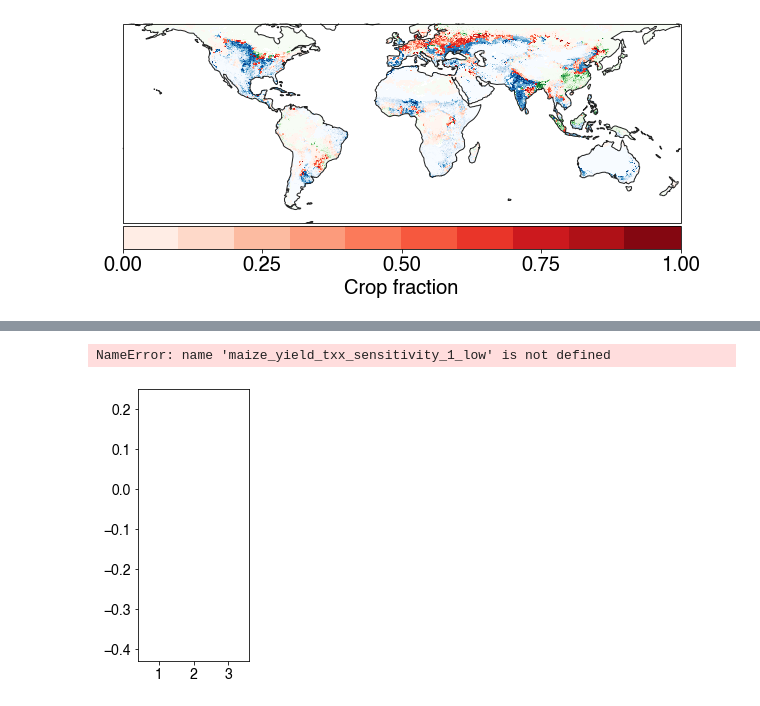
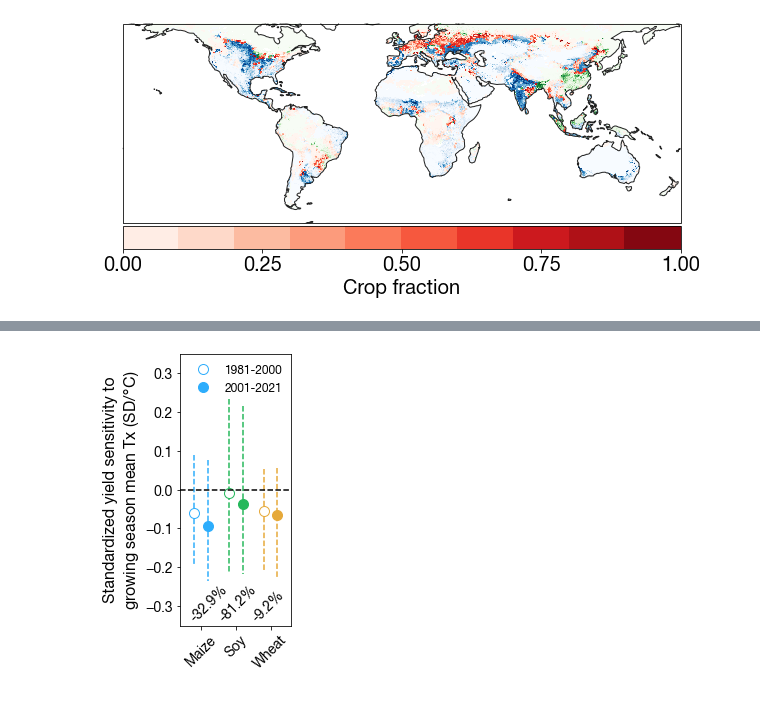
Before and after one commit to ecoffel/2021-heat, a Jupyter notebook: ht_tx_on_tw_analysis.ipynb, the cells around one changed output, grey strips where cells are left out. Cells and saved outputs as stored; diff of their text form; code cells hidden in the pictures.

```diff
--- a/ht_tx_on_tw_analysis.ipynb
+++ b/ht_tx_on_tw_analysis.ipynb
@@ -2635,0 +2775,16 @@ wheat_yield_txx_sensitivity_nonsd_2 = wheat_yield_txx_sensitivity_nonsd_sel_1d[n
+# %%
+mean_tx_maize = np.nanmean(tx_during_tx_95_iizumi_maize, axis=0)
+mean_tx_maize_1d = mean_tx_maize.reshape([mean_tx_maize.size, 1])
+
+X = sm.add_constant(mean_tx_maize_1d[nn_maize][nn_reg_maize])
+mdl = sm.OLS(maize_yield_txx_sensitivity_sel_1d[nn_reg_maize], X).fit()
+
+x1 = 8
+x2 = 42
+plt.figure(figsize=(4,4))
+plt.scatter(mean_tx_maize_1d[nn_maize][nn_reg_maize], maize_yield_txx_sensitivity_sel_1d[nn_reg_maize], c='#2dadfc', s=1)
+plt.plot([x1, x2], [mdl.params[0]+mdl.params[1]*x1, mdl.params[0]+mdl.params[1]*x2], '--k', lw=3, label='$R^2$ = %.2f'%(mdl.rsquared))
+plt.legend(prop={'size': 14}, frameon=False)
+plt.xlabel('Mean growing season Tx\n($\degree$C)')
+plt.ylabel('Standardized maize yield\nsensitivity to growing season\nmean Tx (SD/$\degree$C)')
+# plt.savefig('maize-yield-sens-vs-mean-tx.png', format='png', dpi=500, bbox_inches = 'tight', pad_inches = 0.02)
@@ -2635,0 +2987,8 @@ wheat_yield_txx_sensitivity_nonsd_2 = wheat_yield_txx_sensitivity_nonsd_sel_1d[n
+# %%
+maize_yield_txx_sensitivity_chg = mdl_maize.params[1]*r_t_et_chg_maize
+soy_yield_txx_sensitivity_chg = mdl_soy.params[1]*r_t_et_chg_soy
+wheat_yield_txx_sensitivity_chg = mdl_wheat.params[1]*r_t_et_chg_wheat
+
+maize_yield_txx_sensitivity_2_1d = maize_yield_txx_sensitivity_sel_1d[nn_reg_maize] + maize_yield_txx_sensitivity_chg
+soy_yield_txx_sensitivity_2_1d = soy_yield_txx_sensitivity_sel_1d[nn_reg_soy] + soy_yield_txx_sensitivity_chg
+wheat_yield_txx_sensitivity_2_1d = wheat_yield_txx_sensitivity_sel_1d[nn_reg_wheat] + wheat_yield_txx_sensitivity_chg
@@ -2832,46 +3197,50 @@ np.nanmean(wheat_yield_txx_sensitivity_2_1d), np.nanmean(wheat_yield_txx_sensiti
 
 plt.figure(figsize=(2,5))
 plt.xlim([.4, 3.6])
-plt.ylim([-.43, .25])
+# plt.ylim([-.43, .25])
+
+y_low = -.35
+y_high = .35
+plt.ylim([y_low, y_high])
+
 
 plt.plot([.8, .8], [maize_yield_txx_sensitivity_1_low, maize_yield_txx_sensitivity_1_high], '--', c='#2dadfc')
 plt.plot(.8, maize_yield_txx_sensitivity_1_mid, 'o', ms=10, c='#2dadfc', mfc='white', label='1981-2000')
 
 plt.plot(1.2,maize_yield_txx_sensitivity_2_mid, 'o', ms=10, c='#2dadfc', label='2001-2021')
 plt.plot([1.2, 1.2], [maize_yield_txx_sensitivity_2_low, maize_yield_txx_sensitivity_2_high], '--', c='#2dadfc')
-plt.text(1-.4, -.42, \
-         '%.1f%%'%(np.round(maize_yield_txx_sensitivity_chg_pct,1)), fontsize=16, fontfamily='helvetica', rotation=45)
+plt.text(1-.4, y_low+.01, \
+         '%.1f%%'%(np.round(maize_yield_txx_sensitivity_chg_pct,1)), fontsize=14, rotation=45)
 
 
 plt.plot([1.8, 1.8], [soy_yield_txx_sensitivity_1_low, soy_yield_txx_sensitivity_1_high], '--', c='#25b85b')
 plt.plot(1.8,soy_yield_txx_sensitivity_1_mid, 'o', ms=10, c='#25b85b', mfc='white')
 
 plt.plot(2.2,soy_yield_txx_sensitivity_2_mid, 'o', ms=10, c='#25b85b')
 plt.plot([2.2,2.2], [soy_yield_txx_sensitivity_2_low, soy_yield_txx_sensitivity_2_high], '--', c='#25b85b')
-plt.text(2-.55, -.42, \
-         '%.1f%%'%(np.round(soy_yield_txx_sensitivity_chg_pct,1)), fontsize=16, fontfamily='helvetica', rotation=45)
+plt.text(2-.55, y_low+.01, \
+         '%.1f%%'%(np.round(soy_yield_txx_sensitivity_chg_pct,1)), fontsize=14, rotation=45)
 
 
 plt.plot([2.8, 2.8], [wheat_yield_txx_sensitivity_1_low, wheat_yield_txx_sensitivity_1_high], '--', c='#e6a939')
 plt.plot(2.8,wheat_yield_txx_sensitivity_1_mid, 'o', ms=10, c='#e6a939', mfc='white')
 
 plt.plot([3.2, 3.2], [wheat_yield_txx_sensitivity_2_low, wheat_yield_txx_sensitivity_2_high], '--', c='#e6a939')
 plt.plot(3.2,wheat_yield_txx_sensitivity_2_mid, 'o', ms=10, c='#e6a939')
 
-plt.text(3-.62, -.42, \
-         '%.1f%%'%(np.round(wheat_yield_txx_sensitivity_chg_pct,1)), fontsize=16, fontfamily='helvetica', rotation=45)
+plt.text(3-.62, y_low+.01, \
+         '%.1f%%'%(np.round(wheat_yield_txx_sensitivity_chg_pct,1)), fontsize=14, rotation=45)
 # plt.text(3-.62, -.42, \
 #          '%.1f%%'%(np.round(wheat_yield_txx_sensitivity_chg,1)), fontsize=16, fontfamily='helvetica', rotation=45)
 
 plt.plot([.4, 3.6], [0,0], '--k')
 plt.gca().set_xticks([1,2,3])
 plt.gca().set_xticklabels(['Maize', 'Soy', 'Wheat'], rotation=45)
 
 plt.legend(prop={'size': 12}, frameon=False, loc='upper left')
 
 plt.ylabel('Standardized yield sensitivity to\ngrowing season mean Tx (SD/$\degree$C)')
-# plt.savefig('crop-sensitivity-chg.png', format='png', dpi=500, bbox_inches = 'tight', pad_inches = 0.02)
+# plt.savefig('crop-sensitivity-chg-high-irr.png', format='png', dpi=500, bbox_inches = 'tight', pad_inches = 0.02)
 # %% [output]
-NameError: name 'maize_yield_txx_sensitivity_1_low' is not defined
-[figure, old version]
+[figure, new version]
 # %%
```
Also changed, not shown: parts of 96 cells of this notebook, 5 other files.
